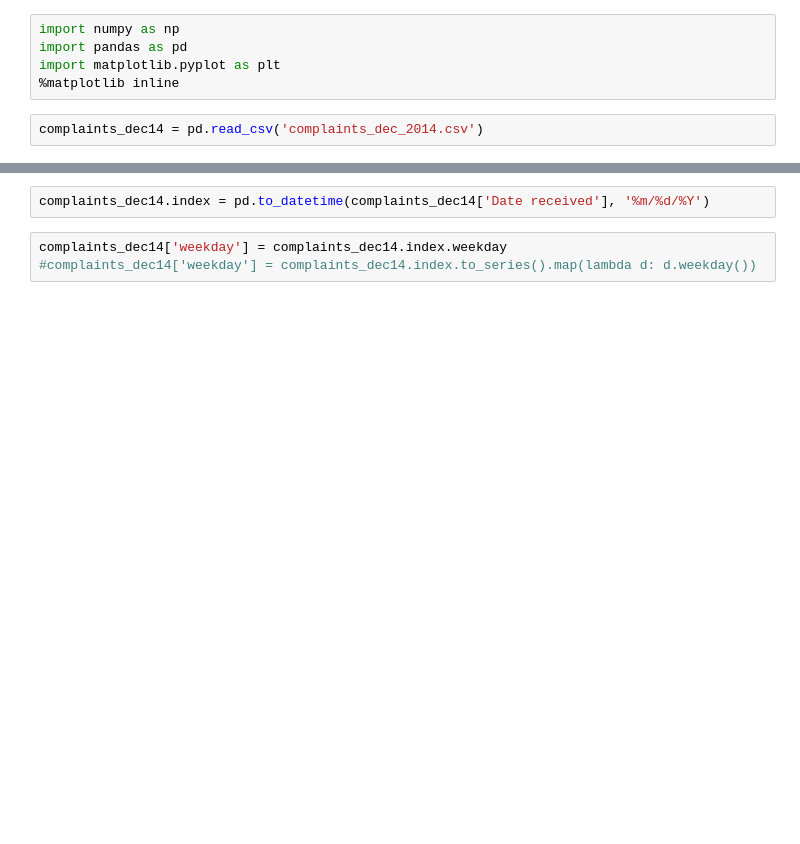
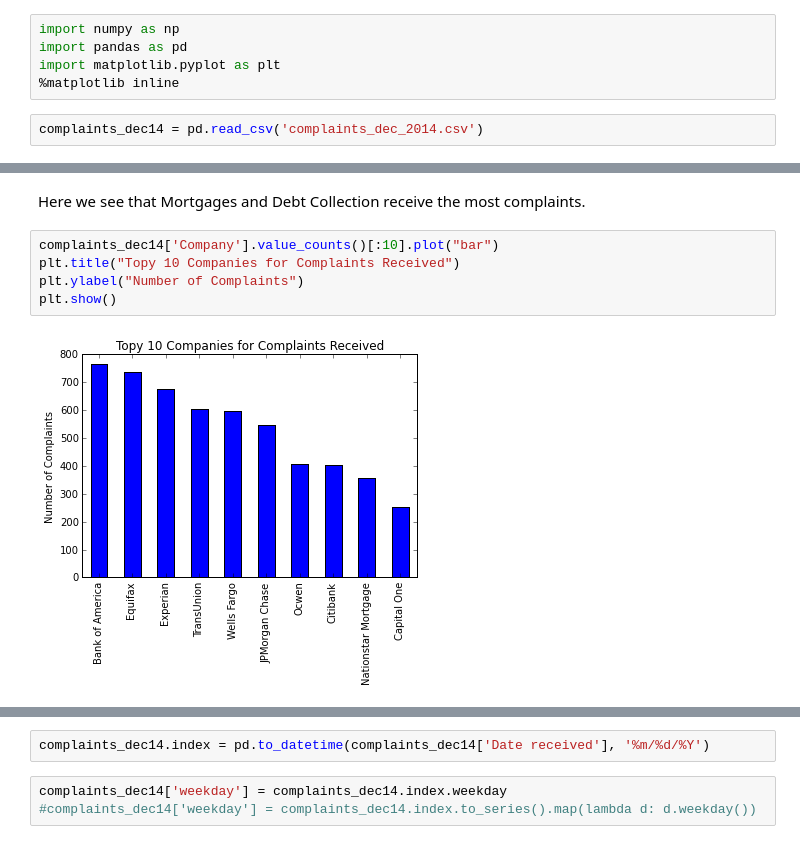
Before and after one commit to JonathanFrederick/consumer-complaints, a Jupyter notebook: consumer-complaints.ipynb, the cells around one changed output, grey strips where cells are left out. Cells and saved outputs as stored; diff of their text form; blank space fills up the shorter version.

```diff
--- a/consumer-complaints.ipynb
+++ b/consumer-complaints.ipynb
@@ -22,0 +15,9 @@ complaints_dec14['Company response'].value_counts().plot("bar")
+# %% [markdown]
+Here we see that Mortgages and Debt Collection receive the most complaints.
+# %%
+complaints_dec14['Company'].value_counts()[:10].plot("bar")
+plt.title("Topy 10 Companies for Complaints Received")
+plt.ylabel("Number of Complaints")
+plt.show()
+# %% [output]
+[figure, added]
```
Also changed, not shown: parts of 16 cells of this notebook.
